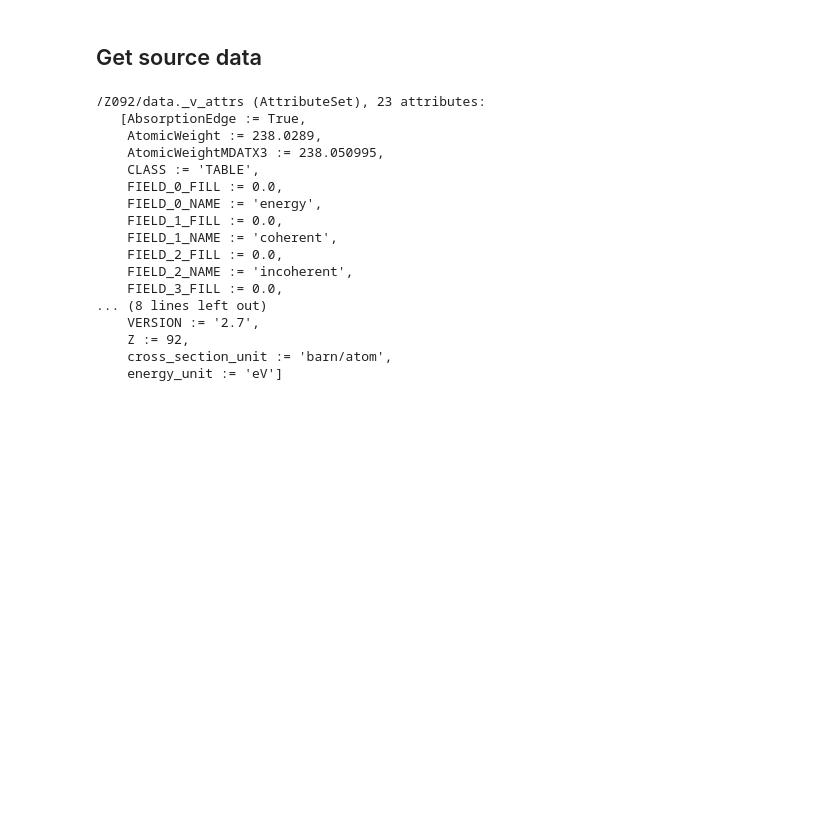
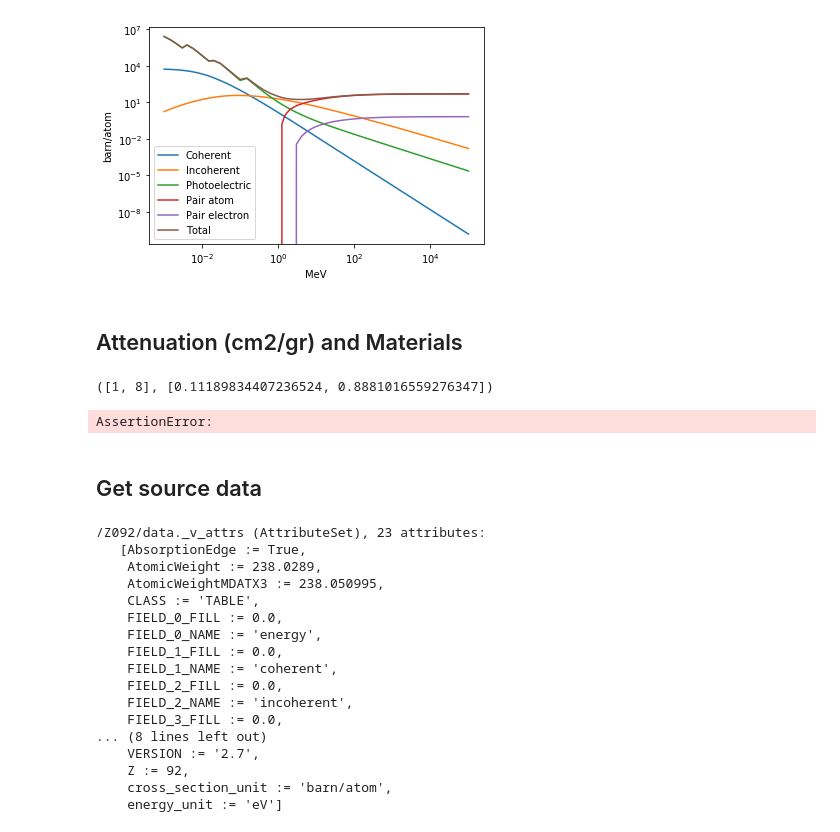
Before and after one commit to Zelenyy/nist-calculators, a Jupyter notebook: examples/XCOM.ipynb, the cells around one changed output. Drawn from its saved outputs; the diff is of its cells as text; code cells hidden in the pictures; blank space fills up the shorter version.

```diff
--- a/examples/XCOM.ipynb
+++ b/examples/XCOM.ipynb
@@ -3,0 +29,8 @@
+# %%
+# Find element by symbol
+data_92 = xcom.calculate_cross_section("U")
+plot(data_92)
+# %% [output]
+[figure, added]
+# %% [markdown]
+## Attenuation (cm2/gr) and Materials
@@ -3,0 +40,6 @@
+# %%
+material = xcom.MaterialFactory.from_formula("H2O")
+data_water = xcom.calculate_attenuation(material)
+material.elements_by_Z, material.weights
+# %% [output]
+([1, 8], [0.11189834407236524, 0.8881016559276347])
@@ -4,3 +48,8 @@
+# %%
+material = factory.add_element(1,10).add_material(xcom.Material([2,3],[20,30])).build()
+data = xcom.calculate_attenuation(material)
+# %% [output]
+AssertionError:
 # %% [markdown]
 ## Get source data
 # %%
```
Also changed, not shown: parts of 8 cells of this notebook, 8 other files.
